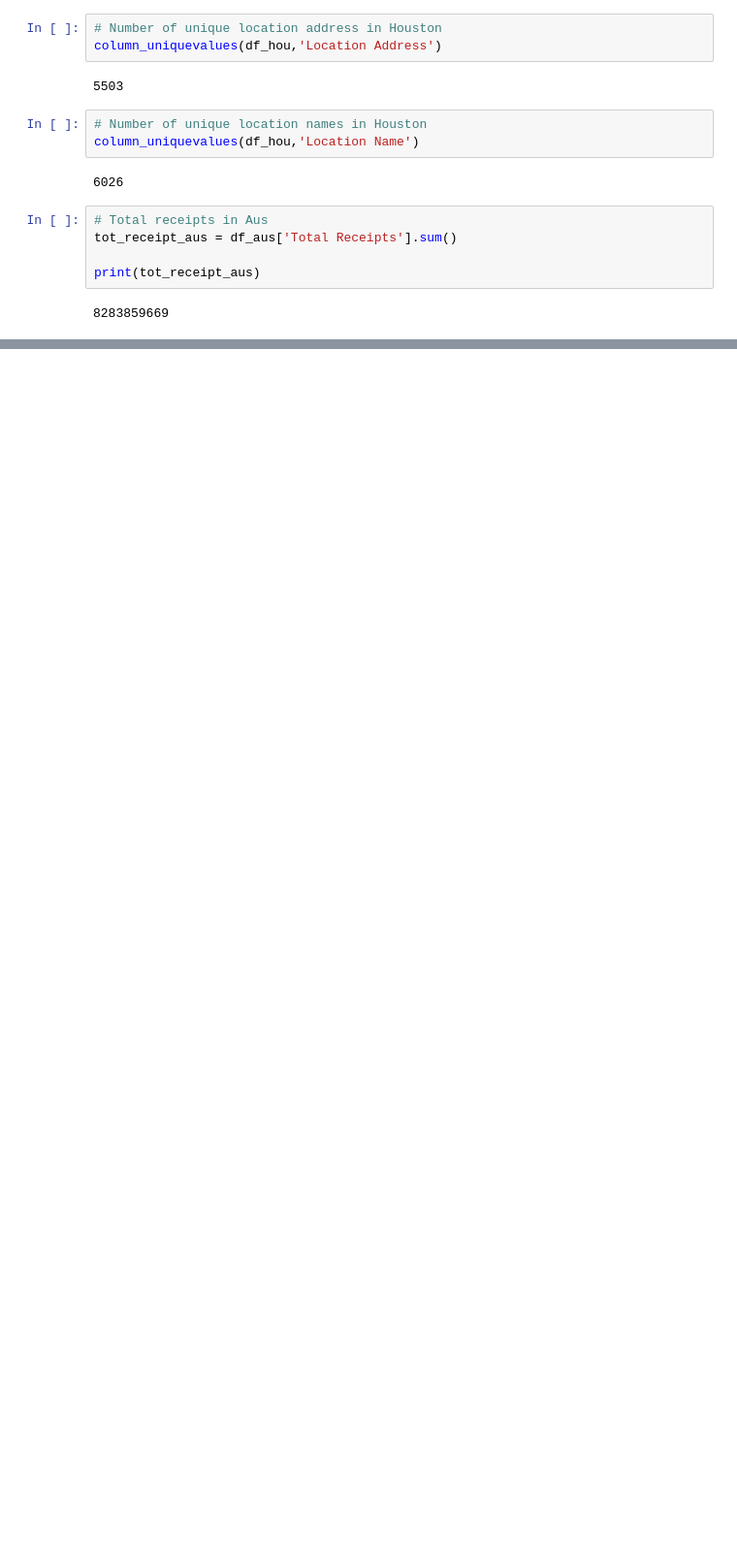
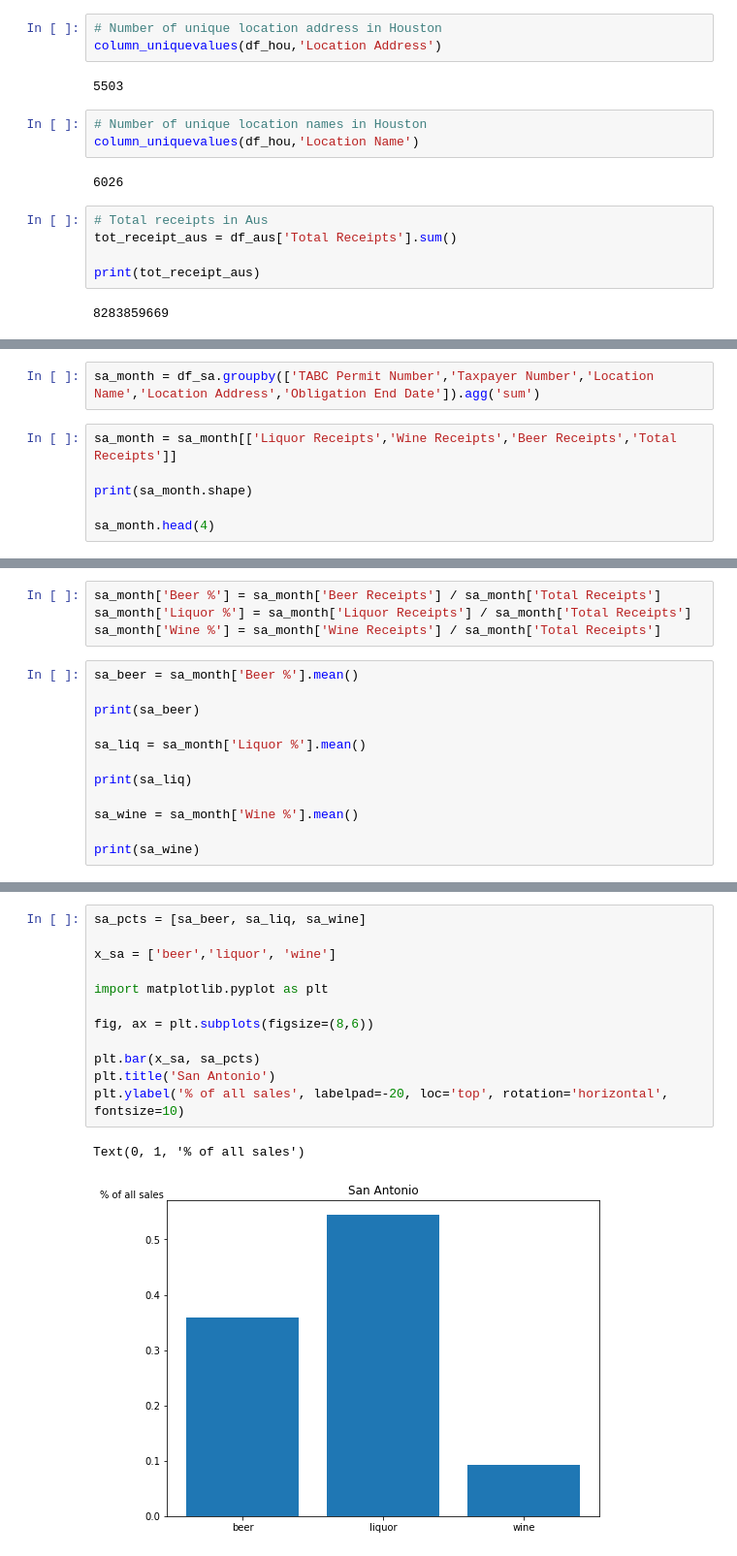
Before and after one commit to austinpracticaldatascience/texas_beer, a Jupyter notebook: mixed_receipts_joebryan.ipynb, the cells around one changed output, grey strips where cells are left out. Shown: that part at 97% size. Saved outputs shown, nothing was run; the diff lists cells and outputs as text; blank space fills up the shorter version.

```diff
--- a/mixed_receipts_joebryan.ipynb
+++ b/mixed_receipts_joebryan.ipynb
@@ -324,0 +448,8 @@ x
+# %%
+sa_month = df_sa.groupby(['TABC Permit Number','Taxpayer Number','Location Name','Location Address','Obligation End Date']).agg('sum')
+# %%
+sa_month = sa_month[['Liquor Receipts','Wine Receipts','Beer Receipts','Total Receipts']]
+
+print(sa_month.shape)
+
+sa_month.head(4)
@@ -324,0 +464,16 @@ x
+# %%
+sa_month['Beer %'] = sa_month['Beer Receipts'] / sa_month['Total Receipts']
+sa_month['Liquor %'] = sa_month['Liquor Receipts'] / sa_month['Total Receipts']
+sa_month['Wine %'] = sa_month['Wine Receipts'] / sa_month['Total Receipts']
+# %%
+sa_beer = sa_month['Beer %'].mean()
+
+print(sa_beer)
+
+sa_liq = sa_month['Liquor %'].mean()
+
+print(sa_liq)
+
+sa_wine = sa_month['Wine %'].mean()
+
+print(sa_wine)
@@ -324,0 +484,15 @@ x
+# %%
+sa_pcts = [sa_beer, sa_liq, sa_wine]
+
+x_sa = ['beer','liquor', 'wine']
+
+import matplotlib.pyplot as plt
+
+fig, ax = plt.subplots(figsize=(8,6))
+
+plt.bar(x_sa, sa_pcts)
+plt.title('San Antonio')
+plt.ylabel('% of all sales', labelpad=-20, loc='top', rotation='horizontal', fontsize=10)
+# %% [output]
+Text(0, 1, '% of all sales')
+[figure, added]
```
Also changed, not shown: parts of 39 cells of this notebook.
